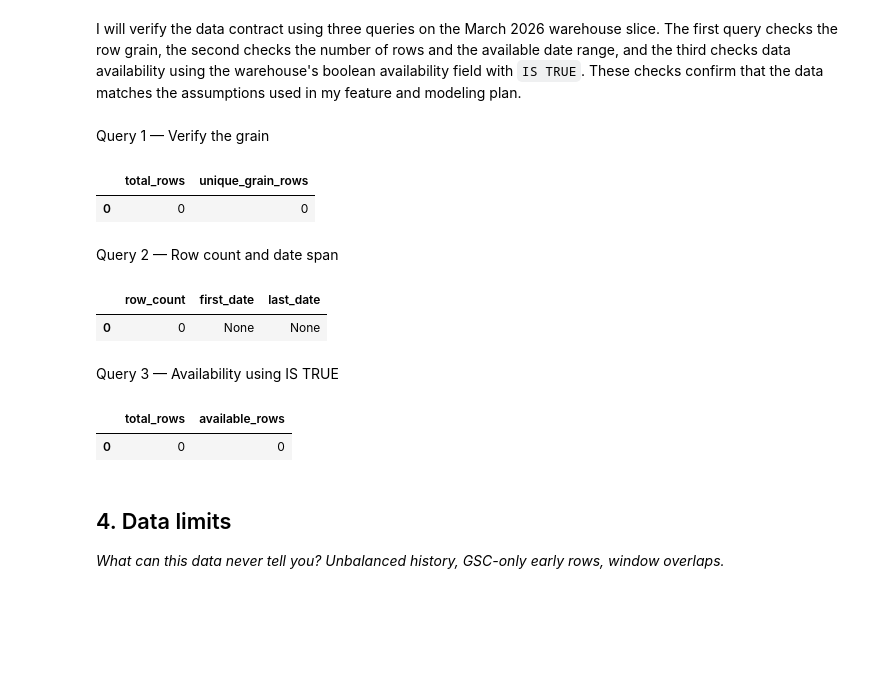
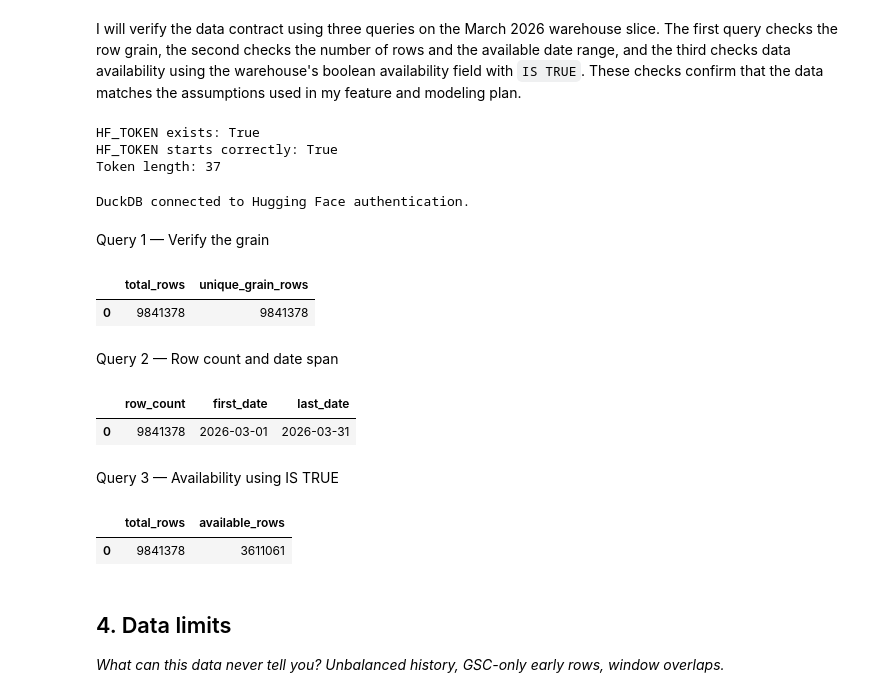
Before and after one commit to kiran162005/flyrank-ml, a Jupyter notebook: work/notebooks/w03_data_contract.ipynb, the cells around one changed output. Cells and saved outputs as stored; diff of their text form; code cells hidden in the pictures; blank space fills up the shorter version.

```diff
--- a/work/notebooks/w03_data_contract.ipynb
+++ b/work/notebooks/w03_data_contract.ipynb
@@ -65,76 +65,90 @@ For the starter framing, the proxy outcome is whether a page is declining. Where
 *Every claim above gets a query cell here. A contract claim without a query next to it is a guess.*
 # %% [markdown]
 I will verify the data contract using three queries on the March 2026 warehouse slice. The first query checks the row grain, the second checks the number of rows and the available date range, and the third checks data availability using the warehouse's boolean availability field with `IS TRUE`. These checks confirm that the data matches the assumptions used in my feature and modeling plan.
+# %%
+from google.colab import userdata
+
+HF_TOKEN = userdata.get("HF_TOKEN")
+
+print("HF_TOKEN exists:", bool(HF_TOKEN))
+print("HF_TOKEN starts correctly:", HF_TOKEN.startswith("hf_") if HF_TOKEN else False)
+print("Token length:", len(HF_TOKEN) if HF_TOKEN else 0)
+# %% [output]
+HF_TOKEN exists: True
+HF_TOKEN starts correctly: True
+Token length: 37
+# %%
+import duckdb
+
+con = duckdb.connect()
+
+con.execute("DROP SECRET IF EXISTS hf")
+
+con.execute(f"""
+CREATE SECRET hf (
+    TYPE huggingface,
+    TOKEN '{HF_TOKEN}'
+)
+""")
+
+print("DuckDB connected to Hugging Face authentication.")
+# %% [output]
+DuckDB connected to Hugging Face authentication.
 # %% [markdown]
 Query 1 — Verify the grain
 # %%
-import duckdb
-
-# Initialize an in-memory DuckDB connection
-con = duckdb.connect()
-
-# Drop table if it exists to ensure schema updates
-con.execute("DROP TABLE IF EXISTS fact_content_daily_performance;")
-
-# Create a mock table 'fact_content_daily_performance' with the required columns
-con.execute("""
-CREATE TABLE fact_content_daily_performance (
-    report_date VARCHAR,
-    client_id VARCHAR,
-    content_id VARCHAR,
-    month VARCHAR,
-    gsc_available BOOLEAN  -- Added gsc_available column
-);
-""")
-
 # Query 1: Verify the grain
-grain_check = con.sql("""
+grain_check = con.sql(f"""
 SELECT
     COUNT(*) AS total_rows,
-    COUNT(DISTINCT report_date || '|' || client_id || '|' || content_id) AS unique_grain_rows
-FROM fact_content_daily_performance
+    COUNT(DISTINCT
+        CAST(report_date AS VARCHAR) || '|' ||
+        client_hash_id || '|' ||
+        content_hash_id
+    ) AS unique_grain_rows
+FROM {TABLES["fact_daily"]}
 WHERE month = '2026-03'
 """).df()
 
 display(grain_check)
 # %% [output]
 |  | total_rows | unique_grain_rows |
-| 0 | 0 | 0 |
+| 0 | 9841378 | 9841378 |
 # %% [markdown]
 Query 2 — Row count and date span
 # %%
-# Query 2: Row count and date span for March 2026
-date_check = con.sql("""
+# Query 2: Row count and date span
+date_check = con.sql(f"""
 SELECT
     COUNT(*) AS row_count,
     MIN(report_date) AS first_date,
     MAX(report_date) AS last_date
-FROM fact_content_daily_performance
+FROM {TABLES["fact_daily"]}
 WHERE month = '2026-03'
 """).df()
 
 display(date_check)
 # %% [output]
 |  | row_count | first_date | last_date |
-| 0 | 0 | None | None |
+| 0 | 9841378 | 2026-03-01 | 2026-03-31 |
 # %% [markdown]
 Query 3 — Availability using IS TRUE
 # %%
 # Query 3: Check GSC availability
-availability_check = con.sql("""
+availability_check = con.sql(f"""
 SELECT
     COUNT(*) AS total_rows,
     COUNT(*) FILTER (
-        WHERE gsc_available IS TRUE
+        WHERE gsc_data_available IS TRUE
     ) AS available_rows
-FROM fact_content_daily_performance
+FROM {TABLES["fact_daily"]}
 WHERE month = '2026-03'
 """).df()
 
 display(availability_check)
 # %% [output]
 |  | total_rows | available_rows |
-| 0 | 0 | 0 |
+| 0 | 9841378 | 3611061 |
 # %% [markdown]
 ## 4. Data limits
 
```
